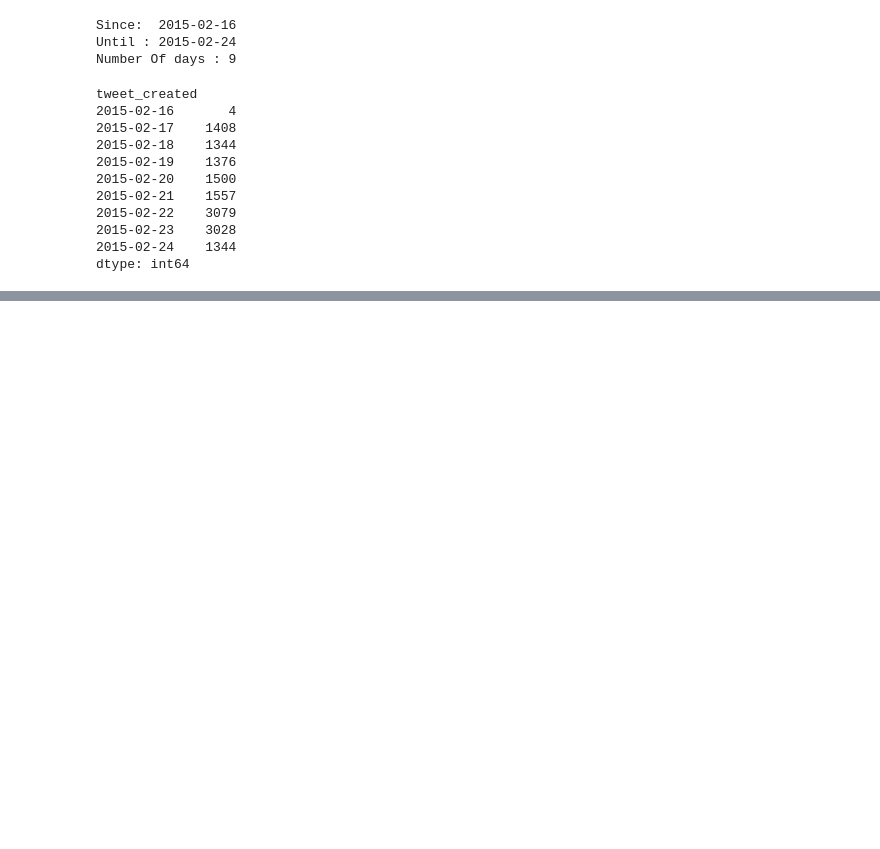
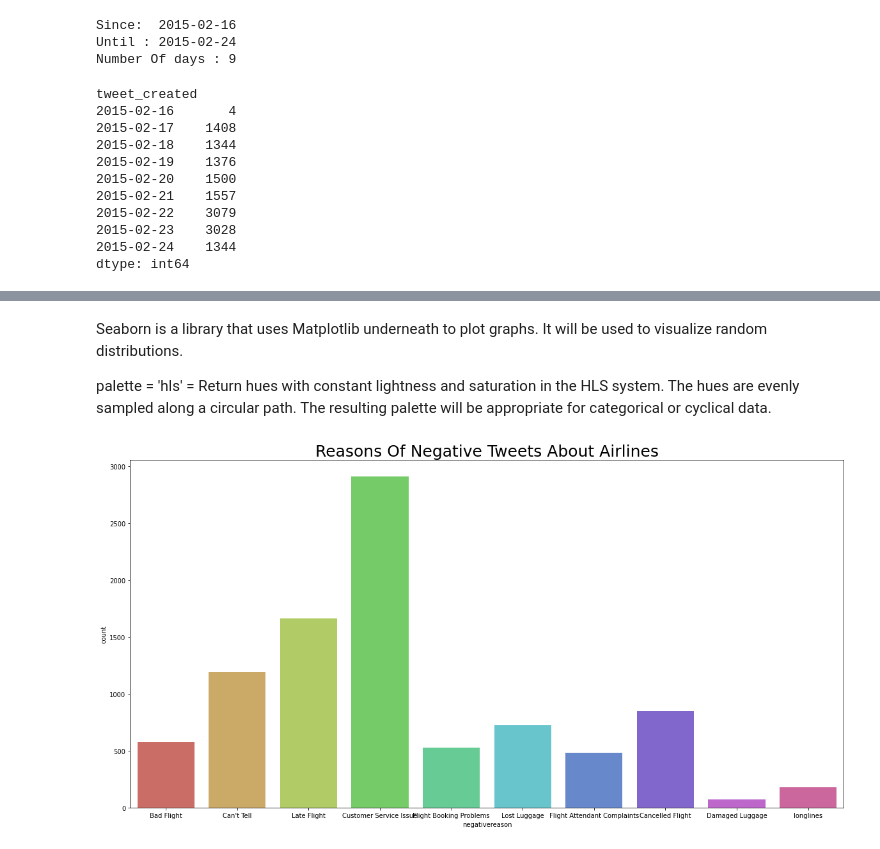
Before and after one commit to wrya-karimi/Airline_Sentiment_Analysis, a Jupyter notebook: airline_sentiment_analysis.ipynb, the cells around one changed output, grey strips where cells are left out. Drawn from its saved outputs; the diff is of its cells as text; code cells hidden in the pictures; blank space fills up the shorter version.

Commit message:
visualization

```diff
--- a/airline_sentiment_analysis.ipynb
+++ b/airline_sentiment_analysis.ipynb
@@ -145,0 +172,2 @@ dtype: int64
+# %%
+tweets_df.drop(['airline_sentiment_gold', 'negativereason_gold', 'tweet_coord'], axis=1, inplace= True)
@@ -145,0 +212,12 @@ dtype: int64
+# %% [markdown]
+Seaborn is a library that uses Matplotlib underneath to plot graphs. It will be used to visualize random distributions.
+
+palette = 'hls' = Return hues with constant lightness and saturation in the HLS system. The hues are evenly sampled along a circular path. The resulting palette will be appropriate for categorical or cyclical data.
+# %%
+plt.figure(figsize=(20,10))
+#seaborn.countplot = Show the counts of observations in each categorical bin using bars.
+sns.countplot(x = 'negativereason', data = tweets_df, palette = 'hls')
+plt.title('Reasons Of Negative Tweets About Airlines', fontsize = 25)
+plt.show()
+# %% [output]
+[figure, added]
```
Also changed, not shown: parts of 7 cells of this notebook.
